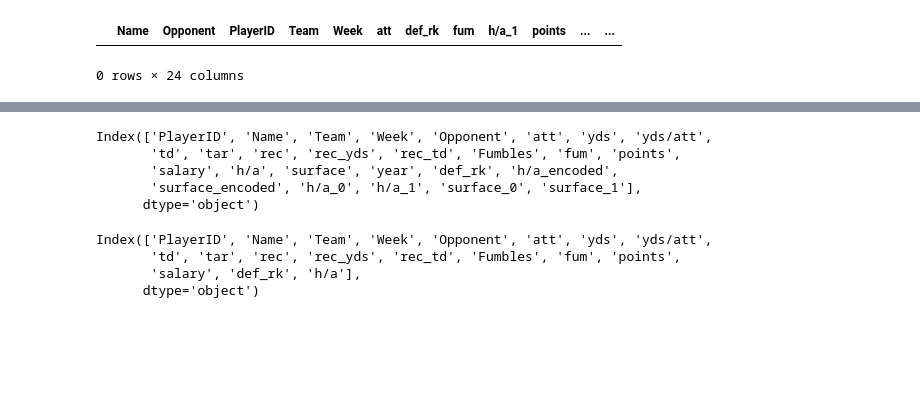
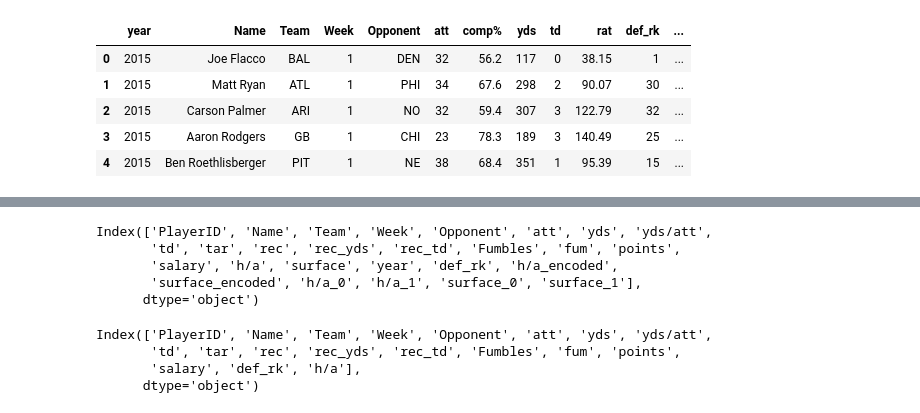
Before and after one commit to bobbdyai73/draftkings, a Jupyter notebook: positional_dataframe_weekly_update.ipynb, the cells around one changed output, grey strips where cells are left out. Drawn from its saved outputs; the diff is of its cells as text; code cells hidden in the pictures; blank space fills up the shorter version.

Commit message:
fixed dataframe

```diff
--- a/positional_dataframe_weekly_update.ipynb
+++ b/positional_dataframe_weekly_update.ipynb
@@ -58,0 +72,3 @@ cols
+# %%
+wk5 = pd.read_csv('input/qb/qb_2018_wk5.csv')
+df1 = pd.read_csv('input/qb/qb_loc_cleaned.csv')
@@ -58,0 +77,2 @@ cols
+# %%
+df1.drop(['log_att','log_comp','log_yds'], axis=1, inplace=True)
@@ -59,5 +89,9 @@ cols
 # %%
-df1.dropna()
+df1.head()
 # %% [output]
-|  | Name | Opponent | PlayerID | Team | Week | att | def_rk | fum | h/a_1 | points | ... | ... |
+|  | year | Name | Team | Week | Opponent | att | comp% | yds | td | rat | def_rk | ... |
+| 0 | 2015 | Joe Flacco | BAL | 1 | DEN | 32 | 56.2 | 117 | 0 | 38.15 | 1 | ... |
+| 1 | 2015 | Matt Ryan | ATL | 1 | PHI | 34 | 67.6 | 298 | 2 | 90.07 | 30 | ... |
+| 2 | 2015 | Carson Palmer | ARI | 1 | NO | 32 | 59.4 | 307 | 3 | 122.79 | 32 | ... |
+| 3 | 2015 | Aaron Rodgers | GB | 1 | CHI | 23 | 78.3 | 189 | 3 | 140.49 | 25 | ... |
+| 4 | 2015 | Ben Roethlisberger | PIT | 1 | NE | 38 | 68.4 | 351 | 1 | 95.39 | 15 | ... |
-0 rows × 24 columns
```
Also changed, not shown: parts of 45 cells of this notebook, 33 other files.
